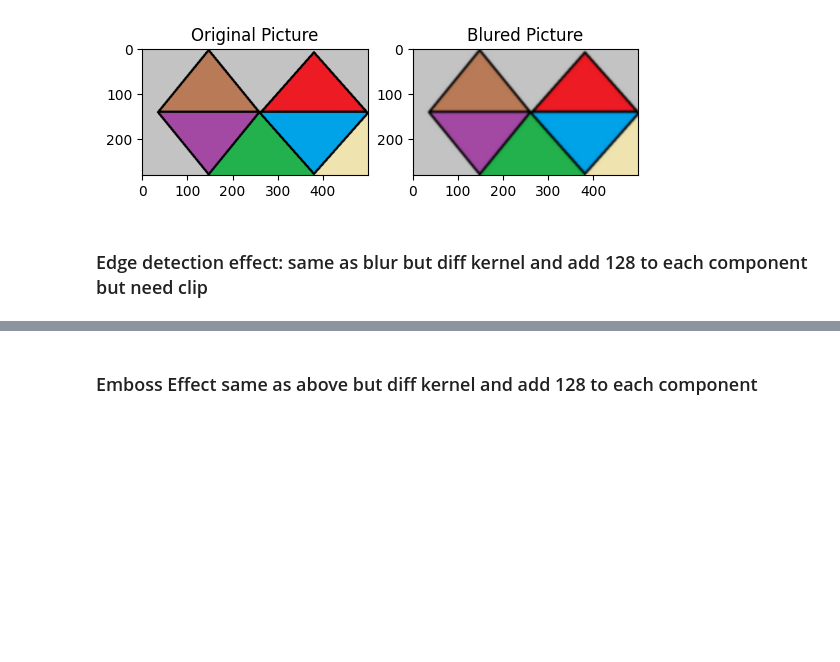
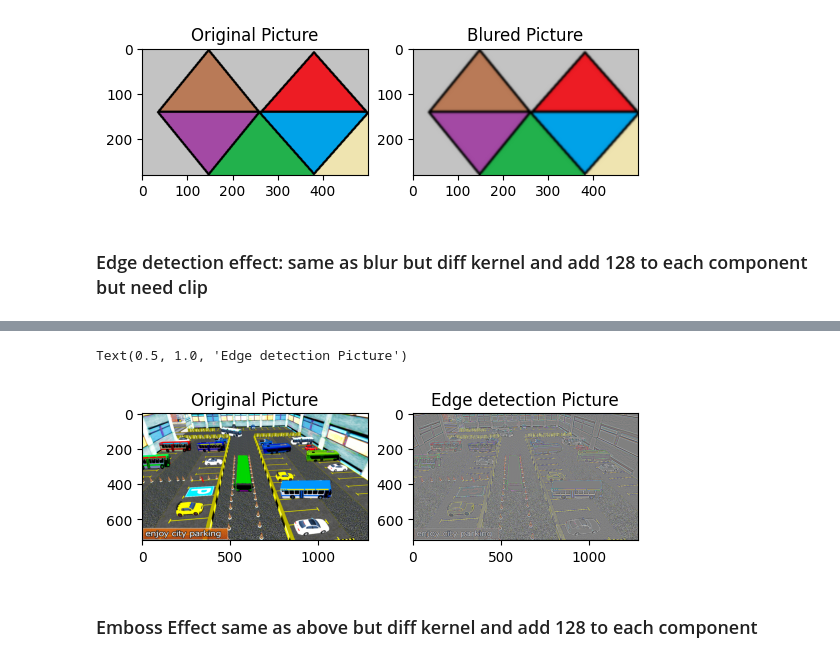
Before and after one commit to dsrrenCodes/Projects, a Jupyter notebook: imagezzz/workings.ipynb, the cells around one changed output, grey strips where cells are left out. Drawn from its saved outputs; the diff is of its cells as text; code cells hidden in the pictures; blank space fills up the shorter version.

```diff
--- a/imagezzz/workings.ipynb
+++ b/imagezzz/workings.ipynb
@@ -239,4 +185,5 @@ test edge_detection - Problem in the edge_detection function output !
 # %%
+
 def edge_detection(image):
 
     new_img=image.copy()
@@ -249,9 +196,9 @@ def edge_detection(image):
 
             for c in range(new_img.shape[2]):
                 #not mat mul is element wise multiplication
-                new_img[i, j, c] = np.sum(M[:,:,c]*k)
+                new_img[i, j, c] = np.sum(M[:,:,c]*k) + 128
 
-    new_img+=128
+    #new_img+=128
     new_img=np.clip(new_img,0,255)
     return new_img
 # %%
@@ -286,3 +233,15 @@ Text(0.5, 1.0, 'Edge detection Picture')
+# %%
+img,mask=load_image('parking.png')
+x=edge_detection(img)
+fig,ax=plt.subplots(1,2,figure=(24,2))
+
+ax[0].imshow(img)
+ax[0].set_title('Original Picture')
+ax[1].imshow(x)
+ax[1].set_title('Edge detection Picture')
+# %% [output]
+Text(0.5, 1.0, 'Edge detection Picture')
+[figure, added]
 # %% [markdown]
 ### Emboss Effect same as above but diff kernel and add 128 to each component
 # %%
```
Also changed, not shown: parts of 16 cells of this notebook.
